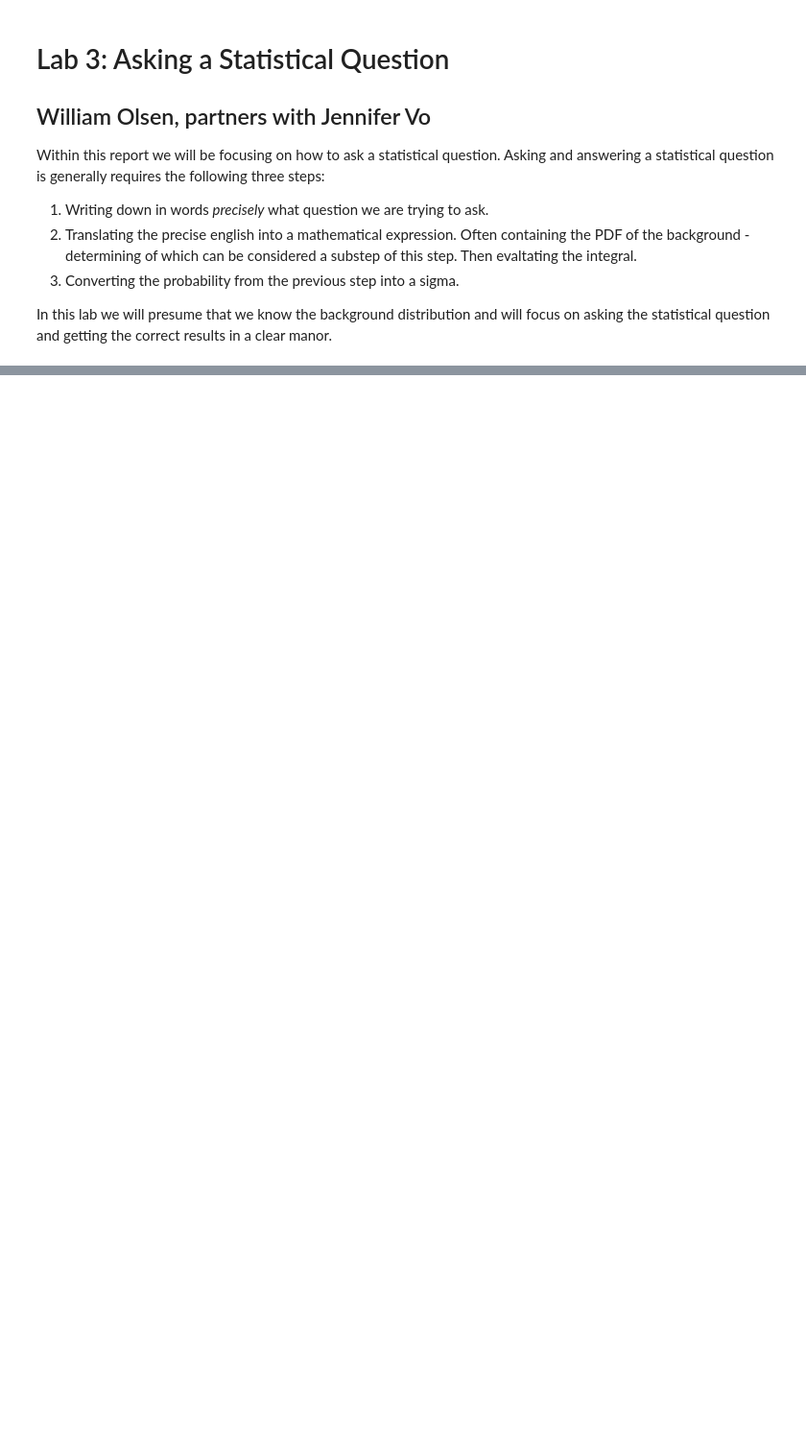
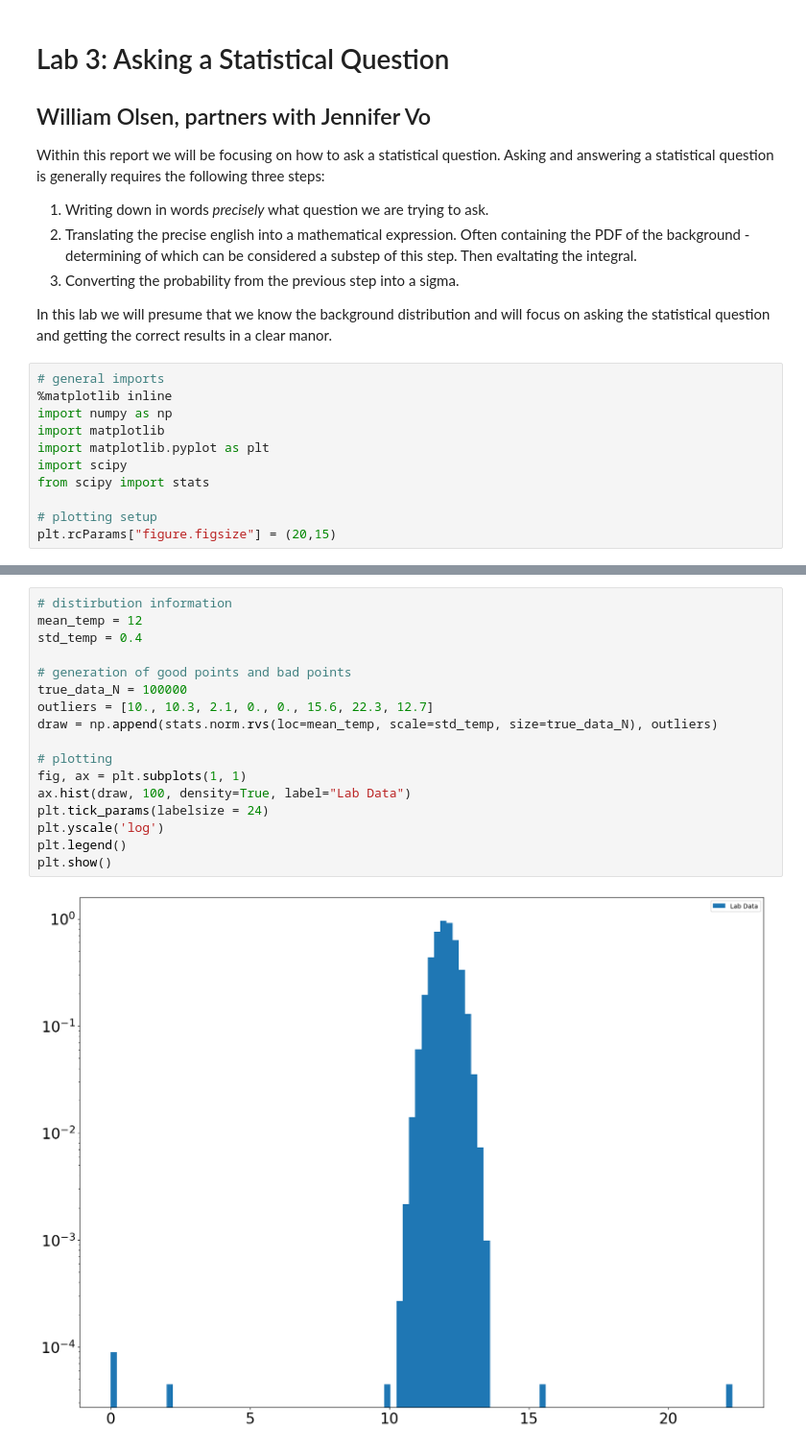
Before and after one commit to williamdolsen/phys434-21au, a Jupyter notebook: labs/lab3/lab3.ipynb, the cells around one changed output, grey strips where cells are left out. Shown at 96% size. Drawn from its saved outputs; the diff is of its cells as text; blank space fills up the shorter version.

```diff
--- a/labs/lab3/lab3.ipynb
+++ b/labs/lab3/lab3.ipynb
@@ -10,5 +10,16 @@ Within this report we will be focusing on how to ask a statistical question.  As
 3) Converting the probability from the previous step into a sigma.
 
 In this lab we will presume that we know the background distribution and will focus on asking the statistical question and getting the correct results in a clear manor.
+# %%
+# general imports
+%matplotlib inline
+import numpy as np
+import matplotlib
+import matplotlib.pyplot as plt
+import scipy
+from scipy import stats
+
+# plotting setup
+plt.rcParams["figure.figsize"] = (20,15)
 # %% [markdown]
 ## Problem 1
@@ -14,0 +32,19 @@ In this lab we will presume that we know the background distribution and will fo
+# %%
+# distirbution information
+mean_temp = 12
+std_temp = 0.4
+
+# generation of good points and bad points
+true_data_N = 100000
+outliers = [10., 10.3, 2.1, 0., 0., 15.6, 22.3, 12.7]
+draw = np.append(stats.norm.rvs(loc=mean_temp, scale=std_temp, size=true_data_N), outliers)
+
+# plotting
+fig, ax = plt.subplots(1, 1)
+ax.hist(draw, 100, density=True, label="Lab Data")
+plt.tick_params(labelsize = 24)
+plt.yscale('log')
+plt.legend()
+plt.show()
+# %% [output]
+[figure, added]
```
Also changed, not shown: parts of 14 cells of this notebook.
